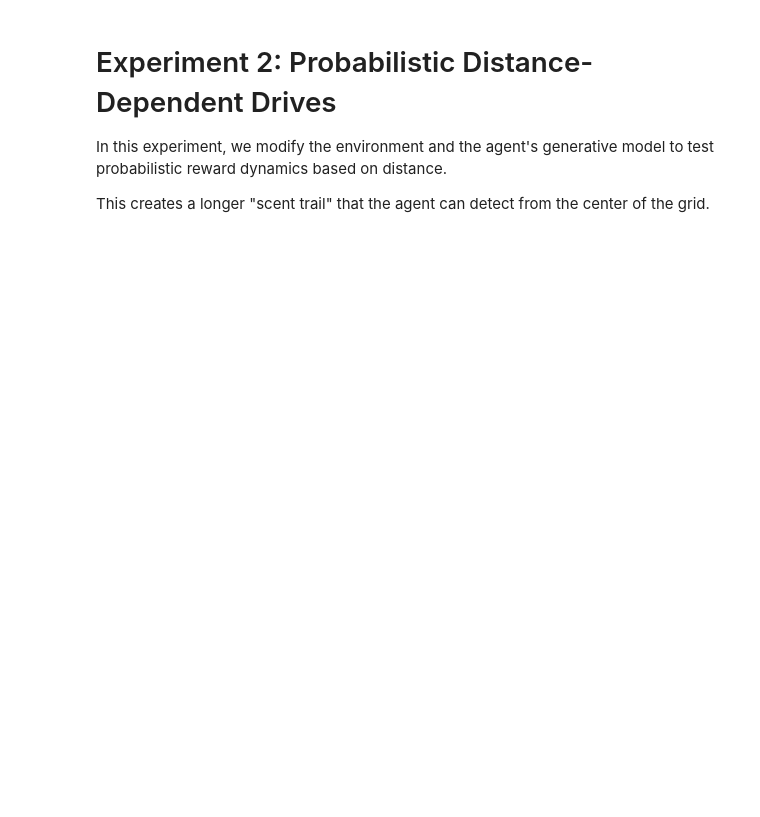
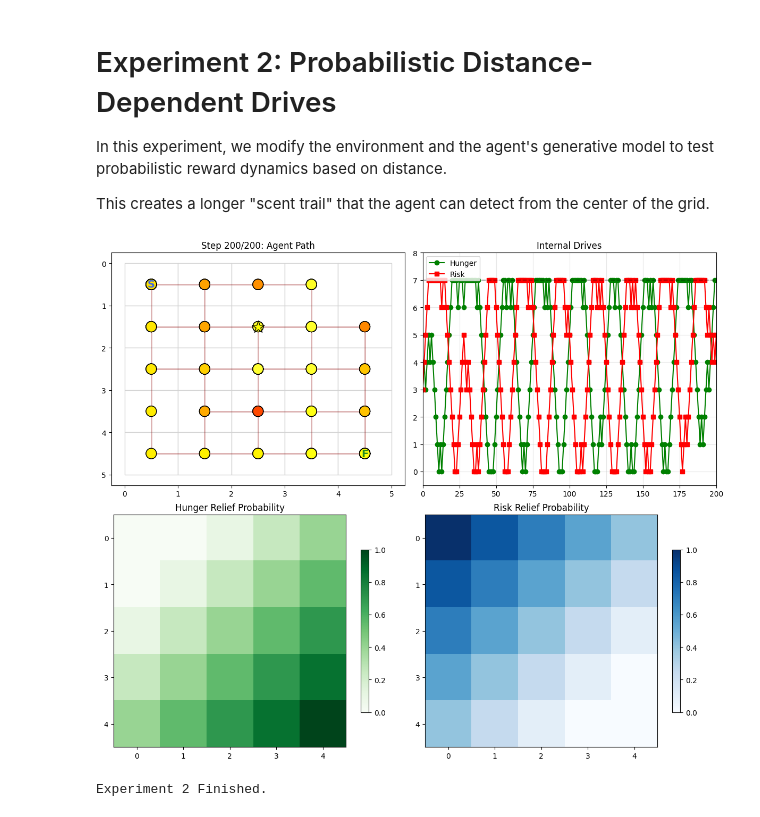
Before and after one commit to Ryan-Palmer/Active-Inference-Agent, a Jupyter notebook: docs/notebooks/Forager.ipynb, the cells around one changed output. Cells and saved outputs as stored; diff of their text form; code cells hidden in the pictures; blank space fills up the shorter version.

```diff
--- a/docs/notebooks/Forager.ipynb
+++ b/docs/notebooks/Forager.ipynb
@@ -1066,14 +1167,29 @@ if n_hunger > 2:
 
 # Agent
 policy_len2 = 2
-my_agent2 = Agent(A=A2, B=B2, C=C, D=D2, policy_len=policy_len2,
-                  B_factor_list=B_factor_list, control_fac_idx=control_fac_idx)
+my_agent2 = Agent(
+    A=A2,
+    B=B2,
+    C=C,
+    D=D2,
+    policy_len=policy_len2,
+    B_factor_list=B_factor_list,
+    # inference_algo="MMP",
+    # inference_horizon=3,
+    # use_BMA=False, # try policy_sep_prior=True instead
+    # policy_sep_prior=True, # maintain policy-conditioned beliefs
+    # sophisticated=True, # Enable pruning
+    # si_horizon=3,
+    # si_policy_prune_threshold=1/32,
+    # si_state_prune_threshold=1/32,
+    # si_prune_penalty=128,
+    control_fac_idx=control_fac_idx)
 
 # Loop
 from IPython.display import clear_output, display
 import time
 
-T2 = 100 # Increased duration to see oscillation
+T2 = 200 # Increased duration to see oscillation
 history_of_locs2 = [starting_loc2]
 history_of_hunger2 = [initial_hunger2]
 history_of_risk2 = [initial_risk2]
@@ -1142,30 +1258,33 @@ for t in range(T2):
     ax_path.text(food_location2[1]+0.5, food_location2[0]+0.5, 'F', ha='center', va='center', fontweight='bold', color='forestgreen', fontsize=14)
     ax_path.text(shelter_location2[1]+0.5, shelter_location2[0]+0.5, 'S', ha='center', va='center', fontweight='bold', color='royalblue', fontsize=14)
 
     # 2. Stats (Top Right)
     ax_stats = axes[0, 1]
     ax_stats.set_title("Internal Drives")
     ax_stats.plot(history_of_hunger2, 'g-o', label='Hunger')
     ax_stats.plot(history_of_risk2, 'r-s', label='Risk')
     ax_stats.axhline(y=max_hunger, color='k', linestyle='--', alpha=0.3)
     ax_stats.set_xlim(0, T2)
     ax_stats.set_ylim(-0.5, max(max_hunger, max_risk)+1)
     ax_stats.legend(loc='upper left')
     ax_stats.grid(True, alpha=0.3)
 
     # 3. Hunger Map (Bottom Left)
     ax_map1 = axes[1, 0]
     ax_map1.set_title("Hunger Relief Probability")
     im1 = ax_map1.imshow(hunger_grid, cmap='Greens', vmin=0, vmax=1.0)
     fig.colorbar(im1, ax=ax_map1, shrink=0.7)
 
     # 4. Risk Map (Bottom Right)
     ax_map2 = axes[1, 1]
     ax_map2.set_title("Risk Relief Probability")
     im2 = ax_map2.imshow(risk_grid, cmap='Blues', vmin=0, vmax=1.0)
     fig.colorbar(im2, ax=ax_map2, shrink=0.7)
 
     plt.tight_layout()
     plt.show()
 
 print("Experiment 2 Finished.")
+# %% [output]
+[figure, added]
+Experiment 2 Finished.
```
Also changed, not shown: parts of 11 cells of this notebook.
